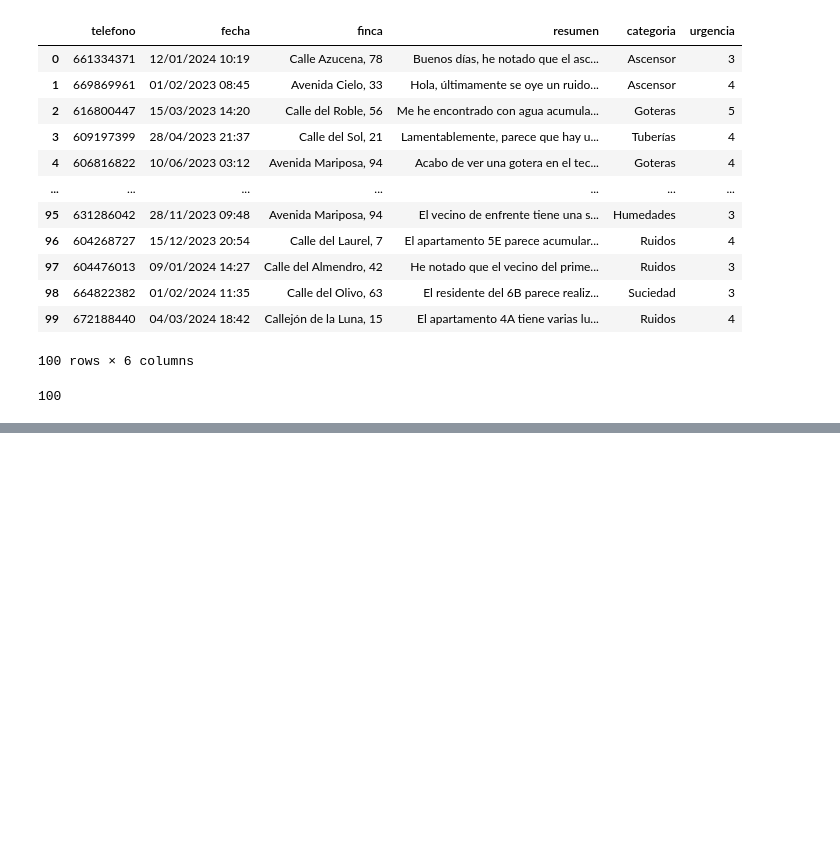
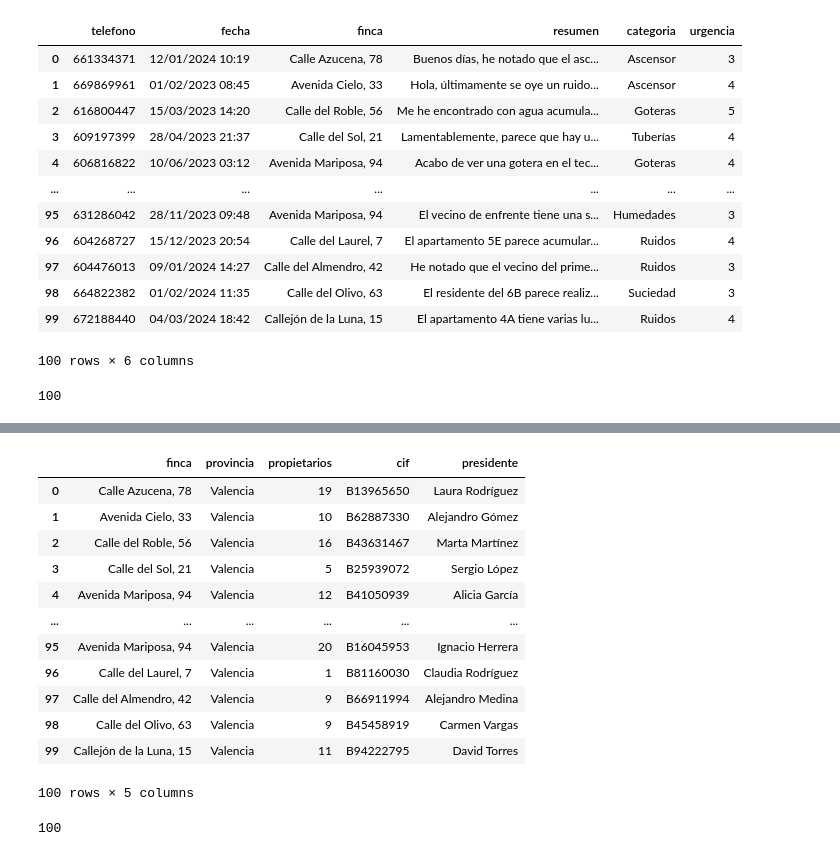
Before and after one commit to lourdes-gomez/tripulaciones-data, a Jupyter notebook: bbdd/base_datos.ipynb, the cells around one changed output, grey strips where cells are left out. Saved outputs shown, nothing was run; the diff lists cells and outputs as text; code cells hidden in the pictures; blank space fills up the shorter version.

```diff
--- a/bbdd/base_datos.ipynb
+++ b/bbdd/base_datos.ipynb
@@ -335,0 +371,56 @@ df
+# %%
+provincia = ["Valencia"] * 100
+
+propietarios = [random.randint(1, 20) for _ in range(100)]
+
+cif = [f'B{random.randint(10000000, 99999999)}' for _ in range(100)]
+
+presidente = [
+    "Laura Rodríguez", "Alejandro Gómez", "Marta Martínez", "Sergio López", "Alicia García",
+    "Carlos Sánchez", "Isabel Fernández", "Juan Torres", "Ana Ruiz", "David Pérez",
+    "Elena López", "Pablo González", "Cristina Díaz", "Adrián Castro", "Beatriz Moreno",
+    "Javier Herrera", "Claudia Ortega", "Francisco Ramos", "Carmen Jiménez", "Andrés Vargas",
+    "Natalia Medina", "Daniel Herrera", "Martina Castro", "Iván Molina", "Lucía Delgado",
+    "José Mendoza", "Patricia Cordero", "Manuel Gil", "Paula Blanco", "Diego Ramírez",
+    "Marina Ortega", "Alejandro Fernández", "Laura Rodríguez", "Guillermo Pérez", "Raquel Martínez",
+    "Álvaro García", "Nuria Sánchez", "Raúl Vargas", "Irene Ruiz", "Marcos Castro",
+    "Sonia Morales", "Hugo Torres", "Eva Pérez", "Miguel Gómez", "Claudia González",
+    "Mario Herrera", "Esther Jiménez", "Julián Medina", "Lorena Delgado", "Rubén Ramos",
+    "Silvia Cordero", "Pedro Mendoza", "Alba Martínez", "Víctor Blanco", "Carolina Díaz",
+    "José Ramos", "Vanessa Castro", "Alberto Sánchez", "Marta Ramírez", "Javier López",
+    "Ana Herrera", "Ignacio Morales", "Lorena Torres", "Manuel Fernández", "Paula González",
+    "Guillermo Pérez", "Patricia Ramos", "Alejandro Castro", "Nuria Martínez", "David Sánchez",
+    "Isabel Rodríguez", "Francisco Pérez", "Raquel Herrera", "Adrián Vargas", "Elena Díaz",
+    "Juan Delgado", "Claudia Ramos", "Andrés Torres", "Carmen Pérez", "Diego Medina",
+    "Alba Sánchez", "Marcos Castro", "Marina Martínez", "Hugo Vargas", "Laura Torres",
+    "Javier Pérez", "Ana Ramos", "Mario Medina", "Paula Herrera", "Alberto Vargas",
+    "Sara Díaz", "Adrián Torres", "Beatriz Pérez", "Francisco Castro", "Marta Sánchez",
+    "Ignacio Herrera", "Claudia Rodríguez", "Alejandro Medina", "Carmen Vargas", "David Torres"
+]
+# %%
+data_fincas = pd.DataFrame({
+    'finca': finca,
+    'provincia': provincia,
+    'propietarios': propietarios,
+    'cif': cif,
+    'presidente' : presidente
+})
+data_fincas
+# %% [output]
+|  | finca | provincia | propietarios | cif | presidente |
+| 0 | Calle Azucena, 78 | Valencia | 19 | B13965650 | Laura Rodríguez |
+| 1 | Avenida Cielo, 33 | Valencia | 10 | B62887330 | Alejandro Gómez |
+| 2 | Calle del Roble, 56 | Valencia | 16 | B43631467 | Marta Martínez |
+| 3 | Calle del Sol, 21 | Valencia | 5 | B25939072 | Sergio López |
+| 4 | Avenida Mariposa, 94 | Valencia | 12 | B41050939 | Alicia García |
+| ... | ... | ... | ... | ... | ... |
+| 95 | Avenida Mariposa, 94 | Valencia | 20 | B16045953 | Ignacio Herrera |
+| 96 | Calle del Laurel, 7 | Valencia | 1 | B81160030 | Claudia Rodríguez |
+| 97 | Calle del Almendro, 42 | Valencia | 9 | B66911994 | Alejandro Medina |
+| 98 | Calle del Olivo, 63 | Valencia | 9 | B45458919 | Carmen Vargas |
+| 99 | Callejón de la Luna, 15 | Valencia | 11 | B94222795 | David Torres |
+100 rows × 5 columns
+# %%
+data_fincas.to_sql('fincas', sqlite_conn, if_exists='append', index=False)
+# %% [output]
+100
```
Also changed, not shown: parts of 12 cells of this notebook, 2 other files.
